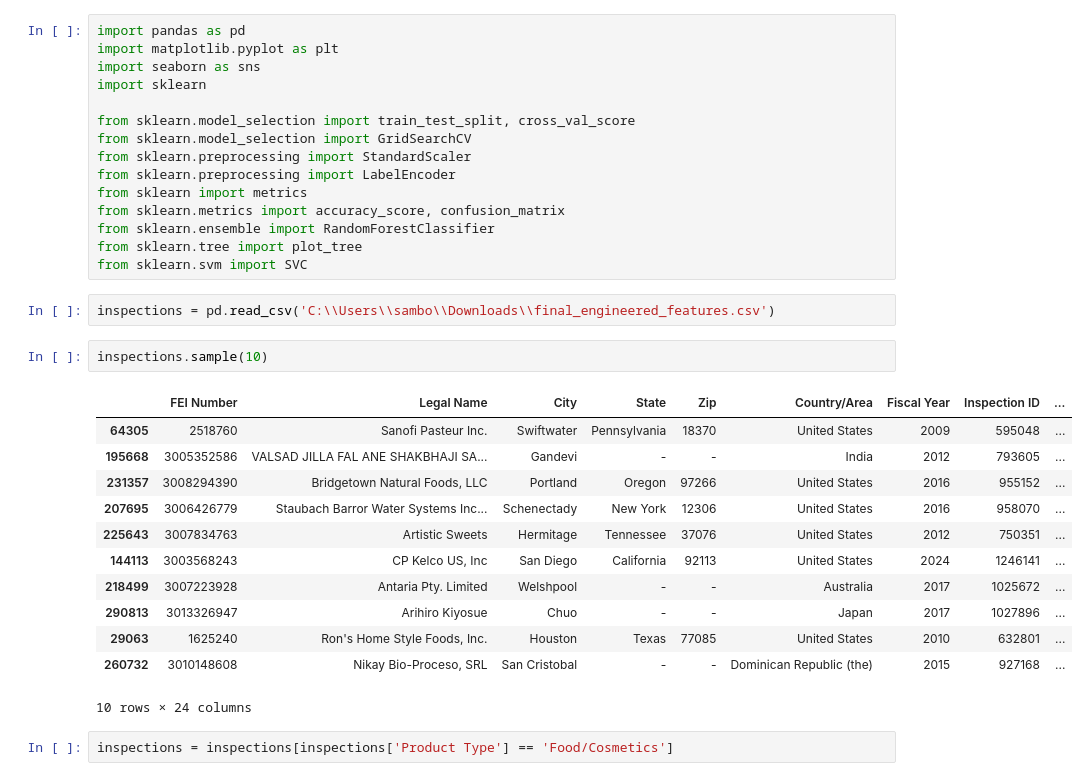
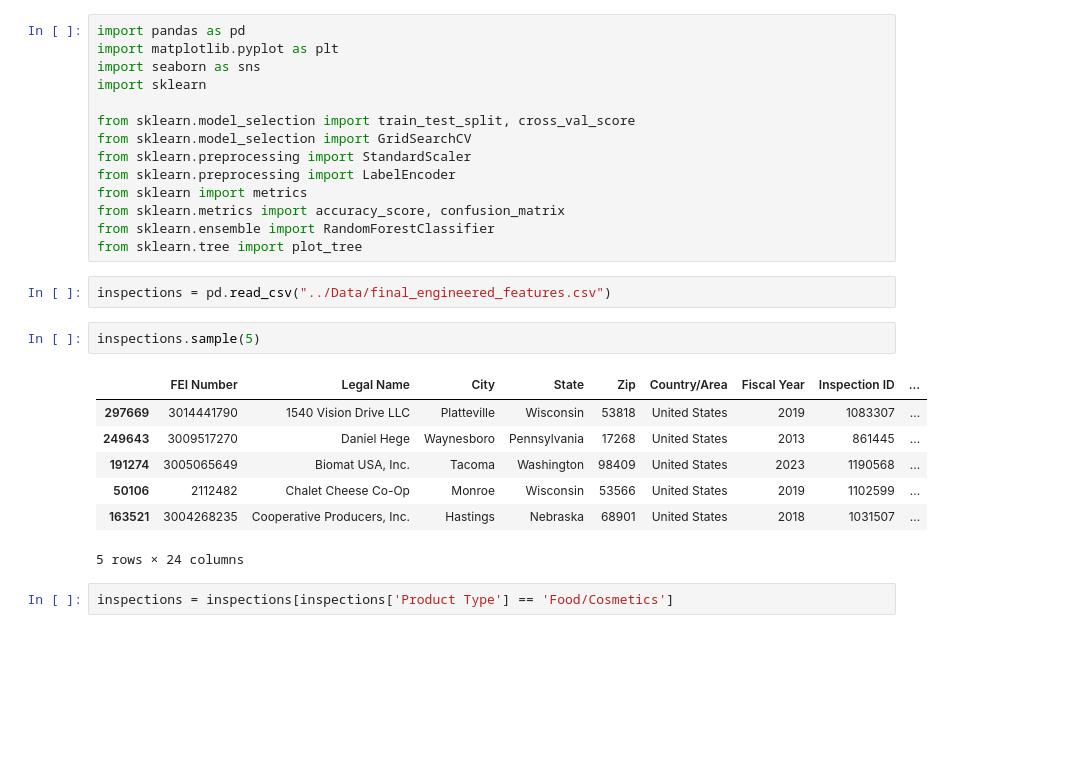
Before and after one commit to YucongLei-0503/Total-Recalls, a Jupyter notebook: Predictive_Models/random_forest_classification.ipynb, the cells around one changed output. Drawn from its saved outputs; the diff is of its cells as text; blank space fills up the shorter version.

```diff
--- a/Predictive_Models/random_forest_classification.ipynb
+++ b/Predictive_Models/random_forest_classification.ipynb
@@ -12,24 +12,18 @@ from sklearn import metrics
 from sklearn.metrics import accuracy_score, confusion_matrix
 from sklearn.ensemble import RandomForestClassifier
 from sklearn.tree import plot_tree
-from sklearn.svm import SVC
 # %%
-inspections = pd.read_csv('C:\\Users\\sambo\\Downloads\\final_engineered_features.csv')
+inspections = pd.read_csv("../Data/final_engineered_features.csv")
 # %%
-inspections.sample(10)
+inspections.sample(5)
 # %% [output]
 |  | FEI Number | Legal Name | City | State | Zip | Country/Area | Fiscal Year | Inspection ID | ... |
-| 64305 | 2518760 | Sanofi Pasteur Inc. | Swiftwater | Pennsylvania | 18370 | United States | 2009 | 595048 | ... |
-| 195668 | 3005352586 | VALSAD JILLA FAL ANE SHAKBHAJI SA... | Gandevi | - | - | India | 2012 | 793605 | ... |
-| 231357 | 3008294390 | Bridgetown Natural Foods, LLC | Portland | Oregon | 97266 | United States | 2016 | 955152 | ... |
-| 207695 | 3006426779 | Staubach Barror Water Systems Inc... | Schenectady | New York | 12306 | United States | 2016 | 958070 | ... |
-| 225643 | 3007834763 | Artistic Sweets | Hermitage | Tennessee | 37076 | United States | 2012 | 750351 | ... |
-| 144113 | 3003568243 | CP Kelco US, Inc | San Diego | California | 92113 | United States | 2024 | 1246141 | ... |
-| 218499 | 3007223928 | Antaria Pty. Limited | Welshpool | - | - | Australia | 2017 | 1025672 | ... |
-| 290813 | 3013326947 | Arihiro Kiyosue | Chuo | - | - | Japan | 2017 | 1027896 | ... |
-| 29063 | 1625240 | Ron's Home Style Foods, Inc. | Houston | Texas | 77085 | United States | 2010 | 632801 | ... |
-| 260732 | 3010148608 | Nikay Bio-Proceso, SRL | San Cristobal | - | - | Dominican Republic (the) | 2015 | 927168 | ... |
+| 297669 | 3014441790 | 1540 Vision Drive LLC | Platteville | Wisconsin | 53818 | United States | 2019 | 1083307 | ... |
+| 249643 | 3009517270 | Daniel Hege | Waynesboro | Pennsylvania | 17268 | United States | 2013 | 861445 | ... |
+| 191274 | 3005065649 | Biomat USA, Inc. | Tacoma | Washington | 98409 | United States | 2023 | 1190568 | ... |
+| 50106 | 2112482 | Chalet Cheese Co-Op | Monroe | Wisconsin | 53566 | United States | 2019 | 1102599 | ... |
+| 163521 | 3004268235 | Cooperative Producers, Inc. | Hastings | Nebraska | 68901 | United States | 2018 | 1031507 | ... |
-10 rows × 24 columns
+5 rows × 24 columns
 # %%
 inspections = inspections[inspections['Product Type'] == 'Food/Cosmetics']
 # %%
```
Also changed, not shown: parts of 13 cells of this notebook.
